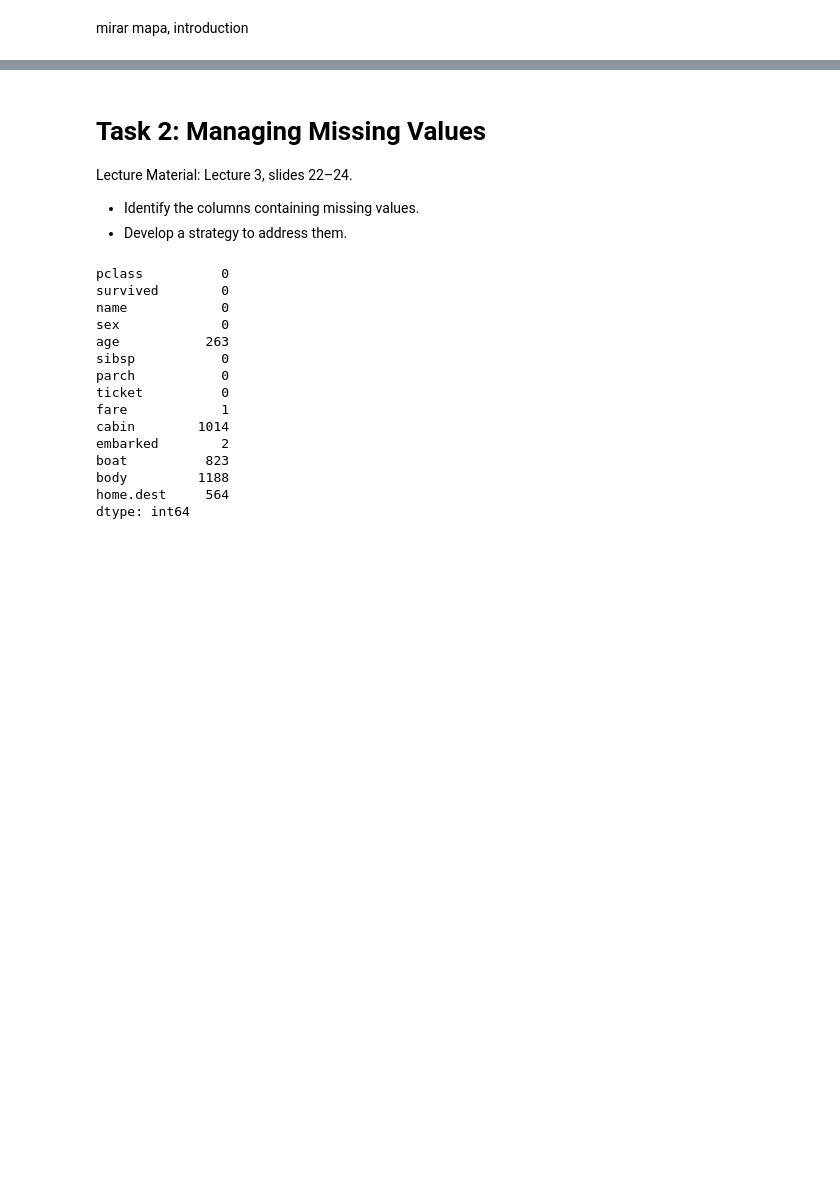
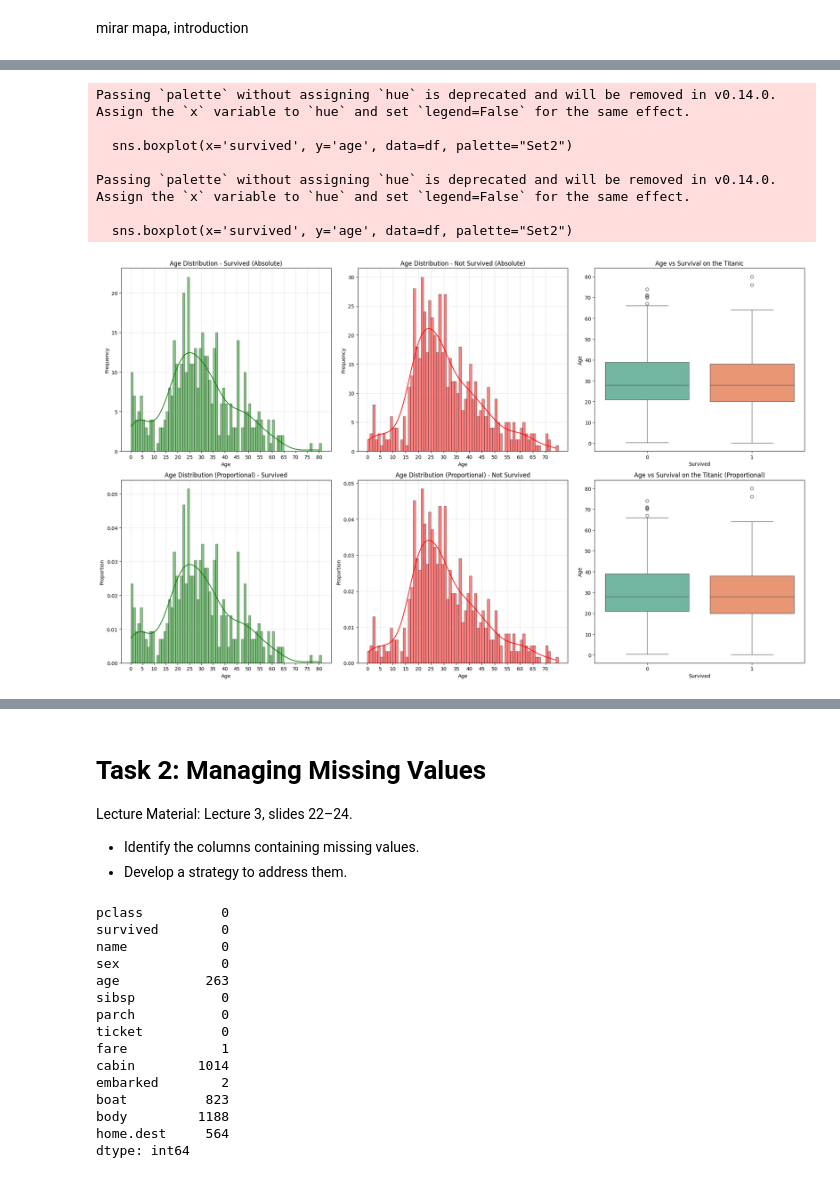
Before and after one commit to catebros/ML-fundamentals-2025, a Jupyter notebook: assignment_1_caterinamaria_barberoros[_barberoros].ipynb, the cells around one changed output, grey strips where cells are left out. Drawn from its saved outputs; the diff is of its cells as text; code cells hidden in the pictures; blank space fills up the shorter version.

```diff
--- a/assignment_1_caterinamaria_barberoros[_barberoros].ipynb
+++ b/assignment_1_caterinamaria_barberoros[_barberoros].ipynb
@@ -127,0 +206,6 @@ S         263.0000
+# %%
+survived = df[df['survived'] == 1]
+not_survived = df[df['survived'] == 0]
+
+max_age_not_survived = not_survived['age'].max()
+print(max_age_not_survived)
@@ -127,0 +214,74 @@ S         263.0000
+# %%
+plt.figure(figsize=(20, 12))
+
+#1st plot: Age Distribution (Frequency) - Survived
+plt.subplot(2, 3, 1)
+bins_survived = np.arange(0, survived['age'].max() + 2)
+sns.histplot(data=survived, x='age', bins=bins_survived,
+             kde=True, color='green',
+             binrange=(0, survived['age'].max() + 1))
+plt.title('Age Distribution - Survived (Absolute)')
+plt.xlabel('Age')
+plt.ylabel('Frequency')
+plt.xticks(np.arange(0, survived['age'].max() + 1, 5))
+plt.grid(True, alpha=0.3)
+
+#2nd plot: Age Distribution (Frequency) - Not Survived
+plt.subplot(2, 3, 2)
+bins_not_survived = np.arange(0, not_survived['age'].max() + 2)
+sns.histplot(data=not_survived, x='age', bins=bins_not_survived,
+             kde=True, color='red',
+             binrange=(0, not_survived['age'].max() + 1))
+plt.title('Age Distribution - Not Survived (Absolute)')
+plt.xlabel('Age')
+plt.ylabel('Frequency')
+plt.xticks(np.arange(0, not_survived['age'].max() + 1, 5))
+plt.grid(True, alpha=0.3)
+
+#3rd plot: Boxplot - Age vs Survived
+plt.subplot(2, 3, 3)
+sns.boxplot(x='survived', y='age', data=df, palette="Set2")
+plt.xlabel("Survived")
+plt.ylabel("Age")
+plt.title("Age vs Survival on the Titanic")
+
+#4th plot: Age Distribution (Proportional) - Survived
+plt.subplot(2, 3, 4)
+sns.histplot(data=survived, x='age', bins=bins_survived,
+             stat='probability', kde=True, color='green',
+             binrange=(0, survived['age'].max() + 1))
+plt.title('Age Distribution (Proportional) - Survived')
+plt.xlabel('Age')
+plt.ylabel('Proportion')
+plt.xticks(np.arange(0, survived['age'].max() + 1, 5))
+plt.grid(True, alpha=0.3)
+
+#5th plot: Age Distribution (Proportional) - Not Survived
+plt.subplot(2, 3, 5)
+sns.histplot(data=not_survived, x='age', bins=bins_not_survived,
+             stat='probability', kde=True, color='red',
+             binrange=(0, not_survived['age'].max() + 1))
+plt.title('Age Distribution (Proportional) - Not Survived')
+plt.xlabel('Age')
+plt.ylabel('Proportion')
+plt.xticks(np.arange(0, not_survived['age'].max() + 1, 5))
+plt.grid(True, alpha=0.3)
+
+#6th plot: Boxplot - Age vs Survived (Proportional)
+plt.subplot(2, 3, 6)
+sns.boxplot(x='survived', y='age', data=df, palette="Set2")
+plt.xlabel("Survived")
+plt.ylabel("Age")
+plt.title("Age vs Survival on the Titanic (Proportional)")
+
+plt.tight_layout()
+plt.show()
+# %% [output]
+Passing `palette` without assigning `hue` is deprecated and will be removed in v0.14.0. Assign the `x` variable to `hue` and set `legend=False` for the same effect.
+
+  sns.boxplot(x='survived', y='age', data=df, palette="Set2")
+
+Passing `palette` without assigning `hue` is deprecated and will be removed in v0.14.0. Assign the `x` variable to `hue` and set `legend=False` for the same effect.
+
+  sns.boxplot(x='survived', y='age', data=df, palette="Set2")
+[figure, added]
```
Also changed, not shown: parts of 77 cells of this notebook.
